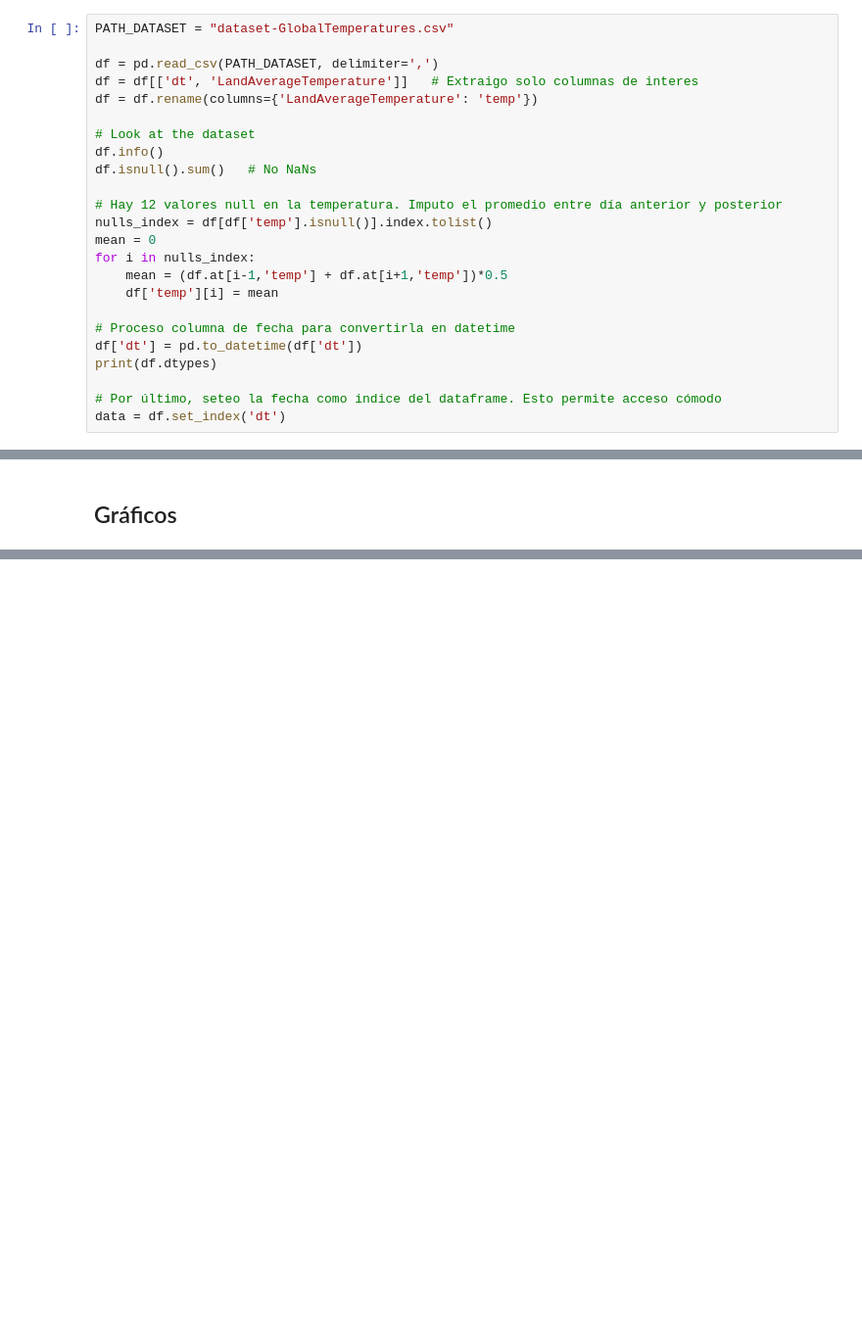
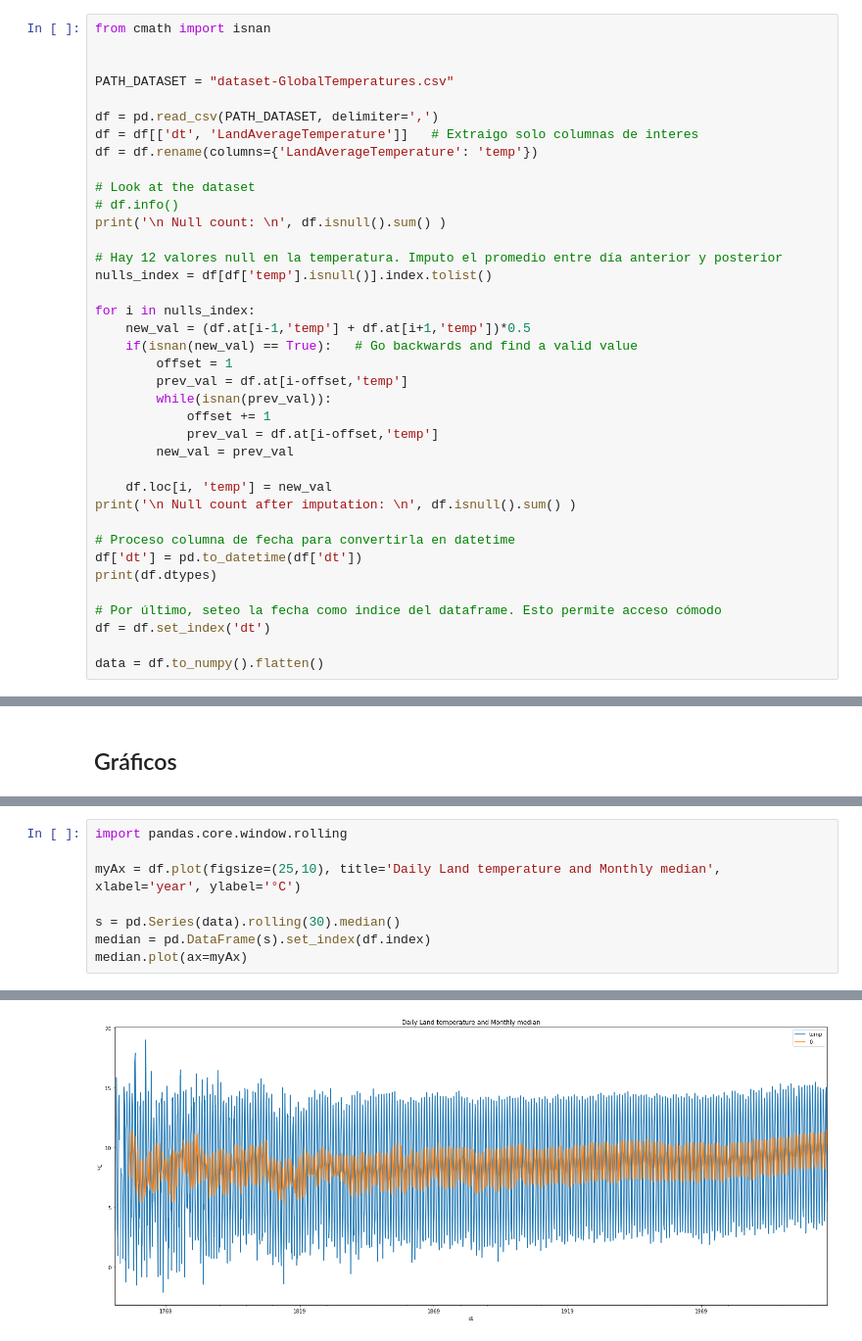
Before and after one commit to mbrito96/CEIA, a Jupyter notebook: X7_SerTemp/TP/TP1.ipynb, the cells around one changed output, grey strips where cells are left out. Shown at 98% size. Saved outputs shown, nothing was run; the diff lists cells and outputs as text; blank space fills up the shorter version.

Commit message:
Avanzo con el TP de series temporales

```diff
--- a/X7_SerTemp/TP/TP1.ipynb
+++ b/X7_SerTemp/TP/TP1.ipynb
@@ -16,6 +38,9 @@ import seaborn as sns
 # Cargar datos
 Cargar el dataset
 # %%
+from cmath import isnan
+
+
 PATH_DATASET = "dataset-GlobalTemperatures.csv"
 
 df = pd.read_csv(PATH_DATASET, delimiter=',')
@@ -23,20 +48,31 @@ df = df[['dt', 'LandAverageTemperature']]   # Extraigo solo columnas de interes
 df = df.rename(columns={'LandAverageTemperature': 'temp'})
 
 # Look at the dataset
-df.info()
-df.isnull().sum()   # No NaNs
+# df.info()
+print('\n Null count: \n', df.isnull().sum() )
 
 # Hay 12 valores null en la temperatura. Imputo el promedio entre día anterior y posterior
 nulls_index = df[df['temp'].isnull()].index.tolist()
-mean = 0
+
 for i in nulls_index:
-    mean = (df.at[i-1,'temp'] + df.at[i+1,'temp'])*0.5
-    df['temp'][i] = mean
+    new_val = (df.at[i-1,'temp'] + df.at[i+1,'temp'])*0.5
+    if(isnan(new_val) == True):   # Go backwards and find a valid value
+        offset = 1
+        prev_val = df.at[i-offset,'temp']
+        while(isnan(prev_val)):
+            offset += 1
+            prev_val = df.at[i-offset,'temp']
+        new_val = prev_val
+
+    df.loc[i, 'temp'] = new_val
+print('\n Null count after imputation: \n', df.isnull().sum() )
 
 # Proceso columna de fecha para convertirla en datetime
 df['dt'] = pd.to_datetime(df['dt'])
 print(df.dtypes)
 
 # Por último, seteo la fecha como indice del dataframe. Esto permite acceso cómodo
-data = df.set_index('dt')
+df = df.set_index('dt')
+
+data = df.to_numpy().flatten()
 # %% [output]
@@ -572,0 +105,9 @@ Utilizando la métrica Recall, los mejores resultaron se obtuvieron con los mode
+# %%
+import pandas.core.window.rolling
+
+myAx = df.plot(figsize=(25,10), title='Daily Land temperature and Monthly median', xlabel='year', ylabel='°C')
+
+s = pd.Series(data).rolling(30).median()
+median = pd.DataFrame(s).set_index(df.index)
+median.plot(ax=myAx)
+# %% [output]
@@ -572,0 +115 @@ Utilizando la métrica Recall, los mejores resultaron se obtuvieron con los mode
+[figure, added]
```
Also changed, not shown: parts of 75 cells of this notebook.
